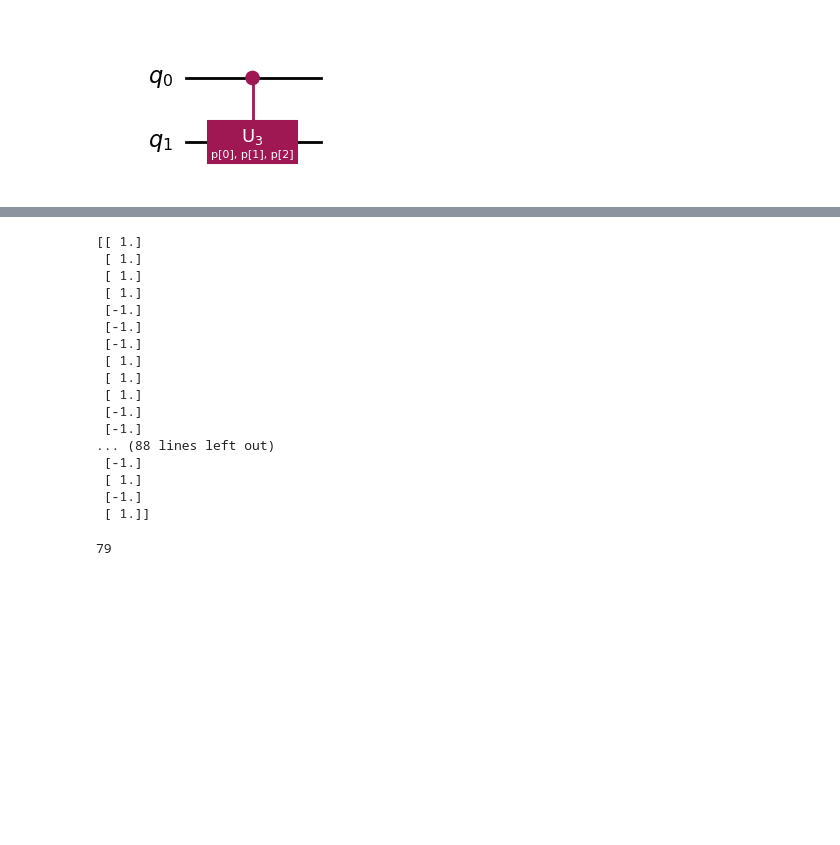
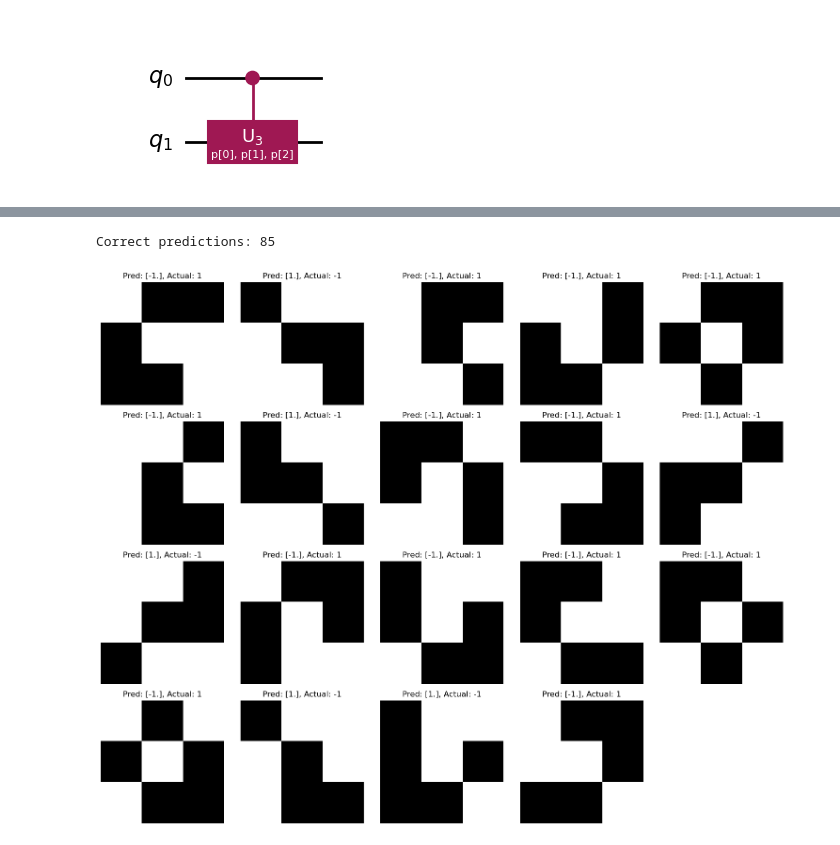
Before and after one commit to f361015/Quantum-CNN-TicTacToe, a Jupyter notebook: Residual QCNN/qcnn_residual.ipynb, the cells around one changed output, grey strips where cells are left out. Cells and saved outputs as stored; diff of their text form; code cells hidden in the pictures; blank space fills up the shorter version.

```diff
--- a/Residual QCNN/qcnn_residual.ipynb
+++ b/Residual QCNN/qcnn_residual.ipynb
@@ -319,5 +335,4 @@ ParameterView([ParameterVectorElement(x[0]), ParameterVectorElement(x[1]), Param
 # %%
-
 observables = SparsePauliOp.from_list([
     ("ZZIIIIIIII", 1),
     ("IZZIIIIIII", 1),
@@ -325,8 +340,8 @@ observables = SparsePauliOp.from_list([
     ("IIIZZIIIII", 1),
     ("IIIIZZIIII", 1),
     ("IIIIIZZIII", 1),
+    ("IIIIIZZIII", 1),
     ("IIIIIIZZII", 1),
-    ("IIIIIIIZZI", 1),
 ])
 estimator = StatevectorEstimator()
 gradient = ParamShiftEstimatorGradient(estimator)
@@ -355,7 +370,7 @@ def callback_graph(weights, loss):
 
 classifier = NeuralNetworkClassifier(
     qnn,
-    optimizer=COBYLA(maxiter=300),
+    optimizer=COBYLA(maxiter=500),
     initial_point=initial_point,
     loss="squared_error",
     callback=callback_graph,
@@ -402,29 +429,36 @@ plt.show()
-# %%
-predictions = classifier.predict(data)
-# %% [output]
-[[ 1.]
- [ 1.]
- [ 1.]
- [ 1.]
- [-1.]
- [-1.]
- [-1.]
- [ 1.]
- [ 1.]
- [ 1.]
- [-1.]
- [-1.]
-... (88 lines left out)
- [-1.]
- [ 1.]
- [-1.]
- [ 1.]]
-# %%
-cr = 0
-for i in range(104):  # Show first 10 samples
-    # print(f"Predicted: {predictions[i]}, Actual: {labels[i]}")
-    if(predictions[i] == labels[i]):
-      cr += 1
-print(cr)
-# %% [output]
-79
+# %%
+import matplotlib.pyplot as plt
+
+cr = 0
+incorrect_indices = []
+predictions = classifier.predict(data)
+for i in range(104):
+    if predictions[i] == labels[i]:
+        cr += 1
+    else:
+        incorrect_indices.append(i)
+
+print(f"Correct predictions: {cr}")
+
+# Now plot the incorrect samples
+n = len(incorrect_indices)
+cols = 5
+rows = (n + cols - 1) // cols  # Ceiling division
+
+fig, axes = plt.subplots(rows, cols, figsize=(15, 3 * rows))
+axes = axes.flatten()
+
+for idx, ax in zip(incorrect_indices, axes):
+    ax.imshow(dataset_loaded[idx][0], cmap="gray")
+    ax.set_title(f"Pred: {predictions[idx]}, Actual: {labels[idx]}")
+    ax.axis('off')
+
+# Hide any unused subplots
+for i in range(len(incorrect_indices), len(axes)):
+    axes[i].axis('off')
+
+plt.tight_layout()
+plt.show()
+# %% [output]
+Correct predictions: 85
+[figure, added]
```
Also changed, not shown: parts of 13 cells of this notebook, 1 other file.
